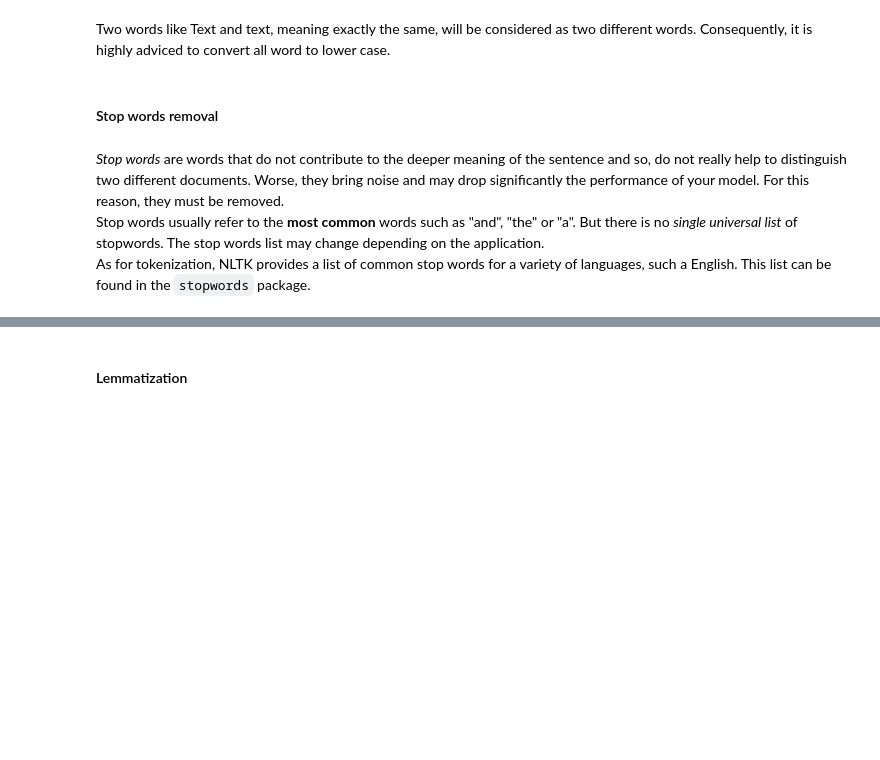
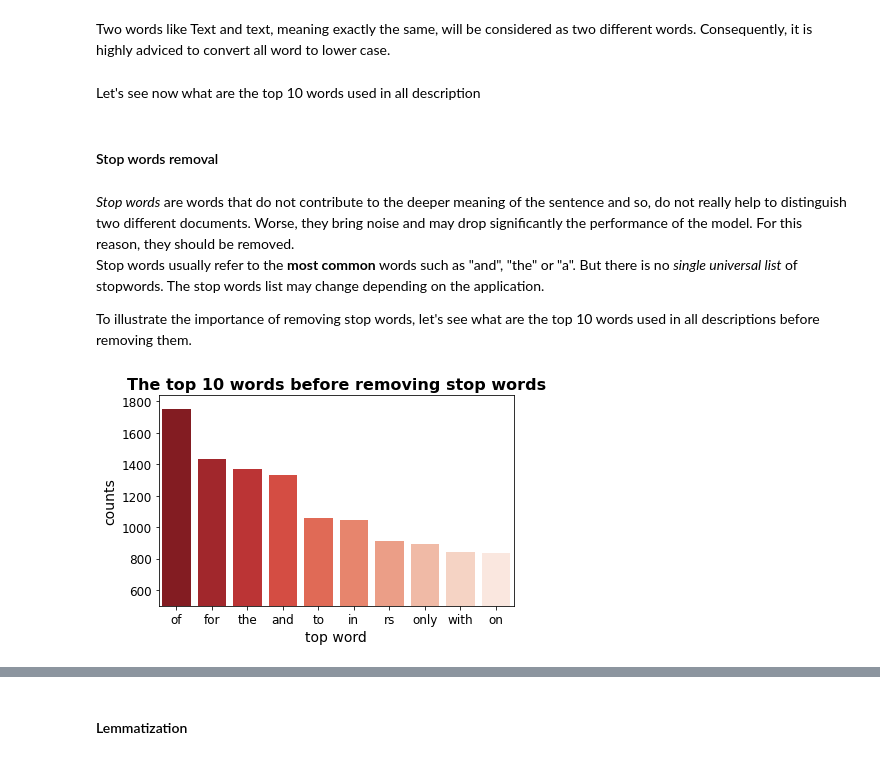
Before and after one commit to Pierre-Eloi/OC_DS_Project6, a Jupyter notebook: automatic_classification.ipynb, the cells around one changed output, grey strips where cells are left out. Saved outputs shown, nothing was run; the diff lists cells and outputs as text; code cells hidden in the pictures; blank space fills up the shorter version.

Commit message:
Updated the text preprocessing section.
Added word frequencies plots as well as a word cloud.

```diff
--- a/automatic_classification.ipynb
+++ b/automatic_classification.ipynb
@@ -98,5 +95,0 @@ Numbers are not of any intererest and consequently must be removed. This can be
-# %%
-words = pd.Series(np.zeros(len(tokens)), index=data.index)
-for i in range(len(words)):
-    words.iloc[i] = [w for w in tokens[i]
-                     if w.isalpha()]
@@ -103,13 +98,37 @@ for i in range(len(words)):
+# %%
+tokenizer = RegexpTokenizer(r'[a-zA-Z]')
+tokens = (pd.Series(data['description'])
+            .apply(tokenizer.tokenize))
 # %% [markdown]
 #### Lower casing
 # %% [markdown]
 Two words like Text and text, meaning exactly the same, will be considered as two different words. Consequently, it is highly adviced to convert all word to lower case.
 # %%
-for i in range(len(words)):
-    words.iloc[i] = [w.lower() for w in words[i]]
+for i in range(len(tokens)):
+    words.iloc[i] = [w.lower() for w in tokens[i]]
+# %% [markdown]
+Let's see now what are the top 10 words used in all description
 # %% [markdown]
 #### Stop words removal
 # %% [markdown]
-*Stop words* are words that do not contribute to the deeper meaning of the sentence and so, do not really help to distinguish two different documents. Worse, they bring noise and may drop significantly the performance of your model. For this reason, they must be removed.
+*Stop words* are words that do not contribute to the deeper meaning of the sentence and so, do not really help to distinguish two different documents. Worse, they bring noise and may drop significantly the performance of the model. For this reason, they should be removed.
 Stop words usually refer to the **most common** words such as "and", "the" or "a". But there is no *single universal list* of stopwords. The stop words list may change depending on the application.
-As for tokenization, NLTK provides a list of common stop words for a variety of languages, such a English. This list can be found in the `stopwords` package.
+
+To illustrate the importance of removing stop words, let's see what are the top 10 words used in all descriptions before removing them.
+# %%
+from nltk import FreqDist
+
+words_flat = list(np.concatenate(words.values, axis=None))
+frequency = FreqDist(words_flat)
+top_words = sorted(frequency, key=frequency.__getitem__, reverse=True)[:10]
+counts = [frequency[k] for k in top_words]
+# Create the plot
+sns.barplot(x=top_words, y=counts, palette='Reds_r')
+plt.title("The top 10 words before removing stop words")
+plt.ylim(bottom=500)
+plt.xlabel("top word")
+plt.ylabel("counts")
+save_fig("Top_words_before_removing_stop-words")
+plt.show()
+# %% [output]
+[figure, added]
```
Also changed, not shown: parts of 15 cells of this notebook.
